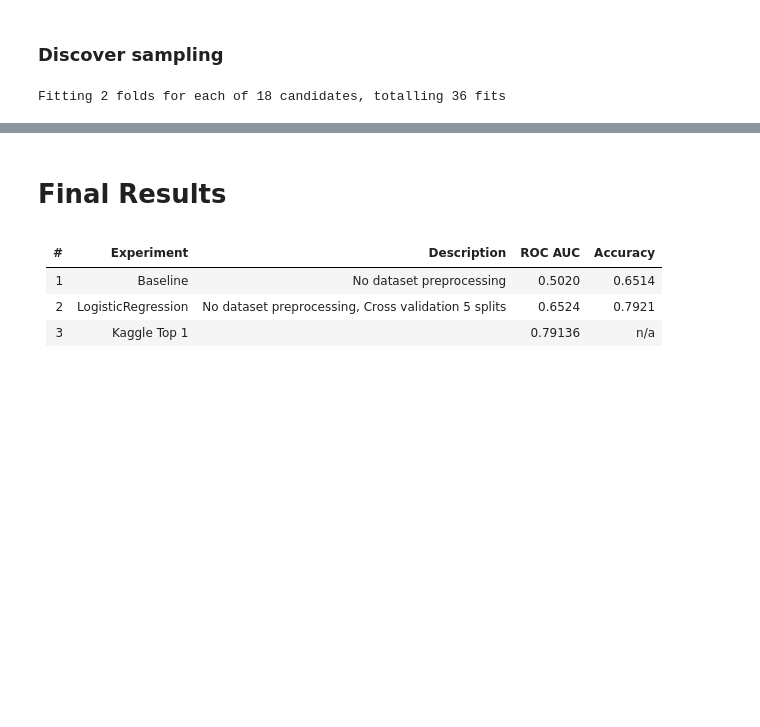
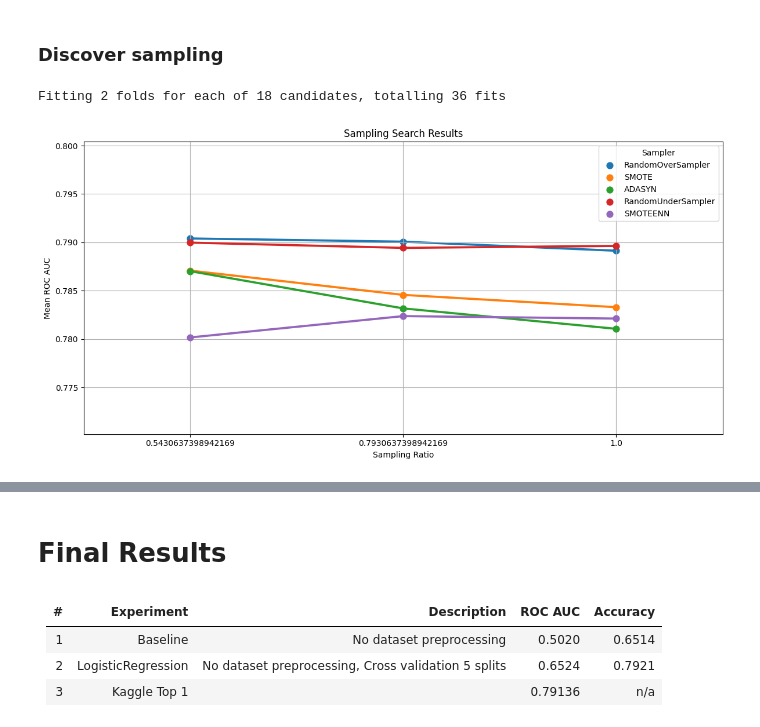
Before and after one commit to Maxvgrad/Binary-Classification-with-a-Software-Defects-Dataset, a Jupyter notebook: main.ipynb, the cells around one changed output, grey strips where cells are left out. Drawn from its saved outputs; the diff is of its cells as text; code cells hidden in the pictures; blank space fills up the shorter version.

Commit message:
feat: add plots

```diff
--- a/main.ipynb
+++ b/main.ipynb
@@ -456,18 +456,33 @@ Fitting 2 folds for each of 18 candidates, totalling 36 fits
 # %%
 import pandas as pd
 import seaborn as sns
 import matplotlib.pyplot as plt
+import matplotlib.ticker as ticker
 from sklearn.model_selection import GridSearchCV
 
 results = pd.DataFrame(grid_search.cv_results_)
 
 results['strategy'] = results['param_sampler'].map(lambda x: x.__class__.__name__ if x is not None else 'None')
 
+results = results[results['strategy'] != 'ClusterCentroids']
+
 plt.figure(figsize=(12, 6))
 sns.pointplot(data=results, x='param_sampler__sampling_strategy', y='mean_test_score', hue='strategy')
+
+ax = plt.gca()  # Get the current Axes instance
+ax.yaxis.set_major_formatter(ticker.FormatStrFormatter('%.3f'))  # Set format for y ticks
+
+# Adjust the y-axis limits if necessary
+plt.ylim(results['mean_test_score'].min() - 0.01, results['mean_test_score'].max() + 0.01)
+
+
 plt.title('Sampling Search Results')
 plt.xlabel('Sampling Ratio')
 plt.ylabel('Mean ROC AUC')
+
 plt.legend(title='Sampler')
+plt.tight_layout()
 plt.grid(True)
 plt.show()
+# %% [output]
+[figure, added]
```
Also changed, not shown: parts of 1 cell of this notebook.
